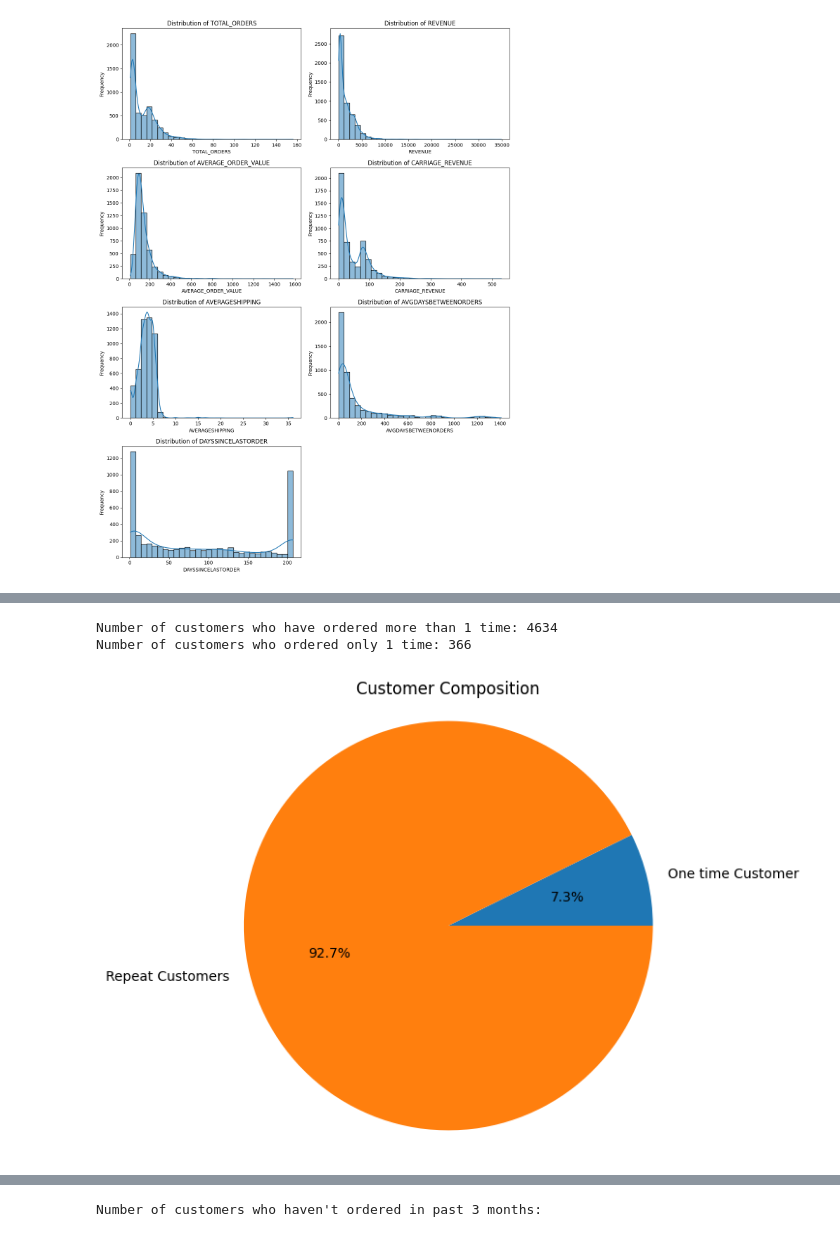
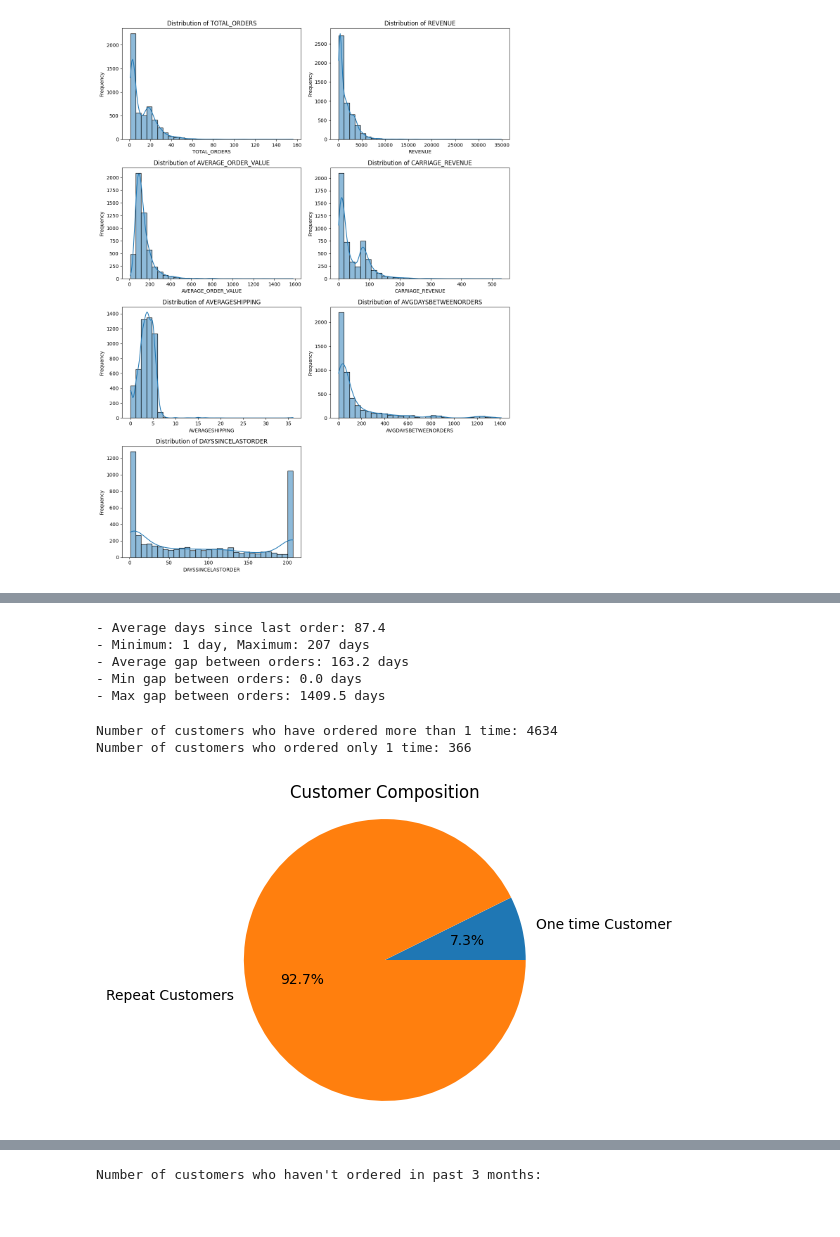
Before and after one commit to 0devesh0/codvo.ai, a Jupyter notebook: notebooks/eda.ipynb, the cells around one changed output, grey strips where cells are left out. Cells and saved outputs as stored; diff of their text form; code cells hidden in the pictures.

```diff
--- a/notebooks/eda.ipynb
+++ b/notebooks/eda.ipynb
@@ -308,3 +354,23 @@ display(top_20)
+# %%
+avg_d = df['DAYSSINCELASTORDER'].mean()
+min_d = df['DAYSSINCELASTORDER'].min()
+max_d = df['DAYSSINCELASTORDER'].max()
+
+avg_gap = df['AVGDAYSBETWEENORDERS'].mean()
+min_gap = df['AVGDAYSBETWEENORDERS'].min()
+max_gap = df['AVGDAYSBETWEENORDERS'].max()
+
+print(f"- Average days since last order: {avg_d:.1f}")
+print(f"- Minimum: {min_d} day, Maximum: {max_d} days")
+print(f"- Average gap between orders: {avg_gap:.1f} days")
+print(f"- Min gap between orders: {min_gap:.1f} days")
+print(f"- Max gap between orders: {max_gap:.1f} days")
+# %% [output]
+- Average days since last order: 87.4
+- Minimum: 1 day, Maximum: 207 days
+- Average gap between orders: 163.2 days
+- Min gap between orders: 0.0 days
+- Max gap between orders: 1409.5 days
 # %%
 repeat_customers = df[df['TOTAL_ORDERS'] > 1].shape[0]
 one_customers = df[df['TOTAL_ORDERS'] == 1].shape[0]
@@ -316,12 +382,12 @@ Number of customers who ordered only 1 time: 366
 # %%
 labels = ['One time Customer', 'Repeat Customers']
 sizes = [one_customers, repeat_customers]
 
 
-plt.figure(figsize=(6, 6))
+plt.figure(figsize=(4, 4))
 plt.pie(sizes, labels=labels, autopct='%1.1f%%')
 plt.title("Customer Composition")
 plt.axis('equal')
 plt.show()
 # %% [output]
-[figure, old version]
+[figure, new version]
```
Also changed, not shown: parts of 15 cells of this notebook.
